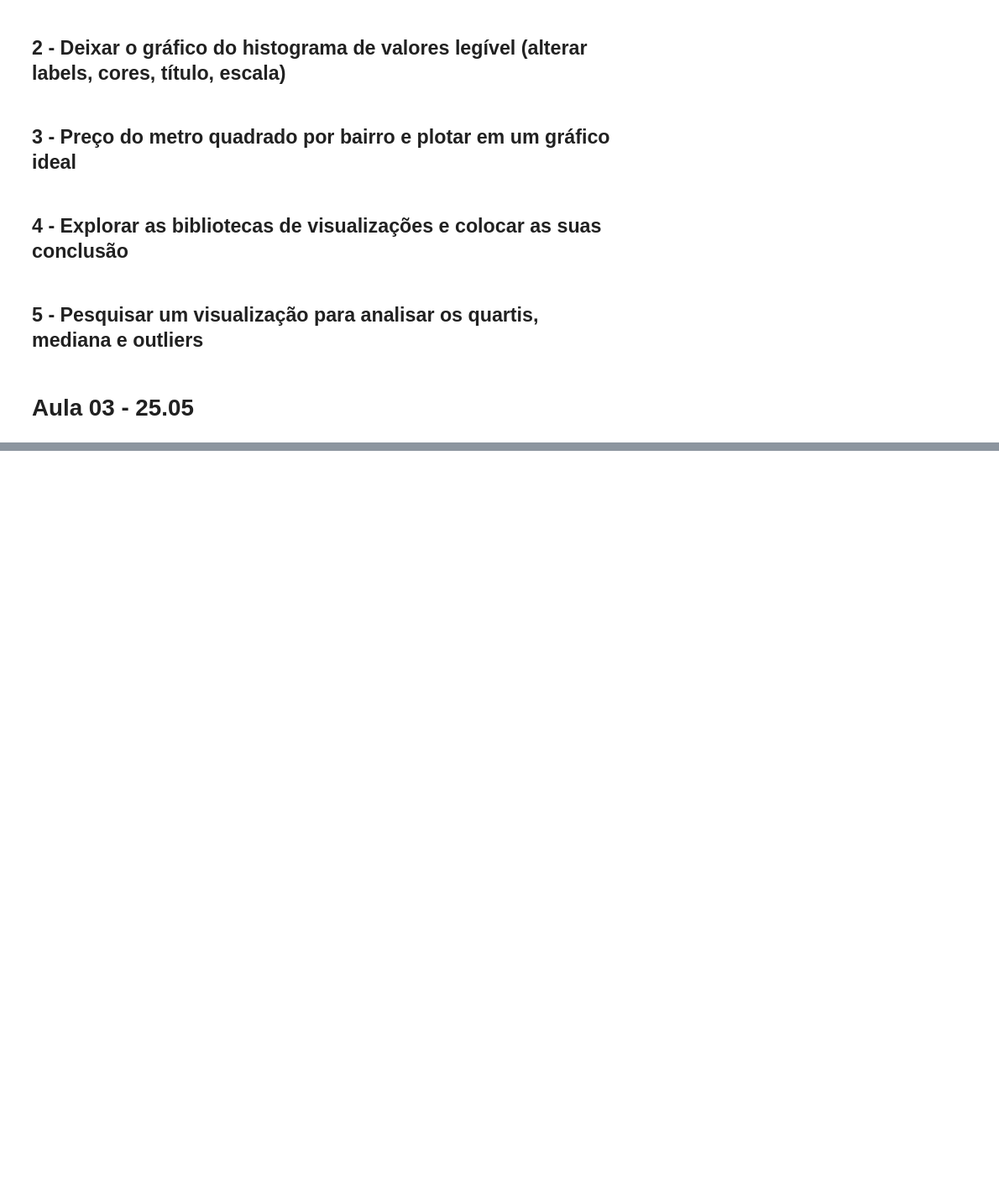
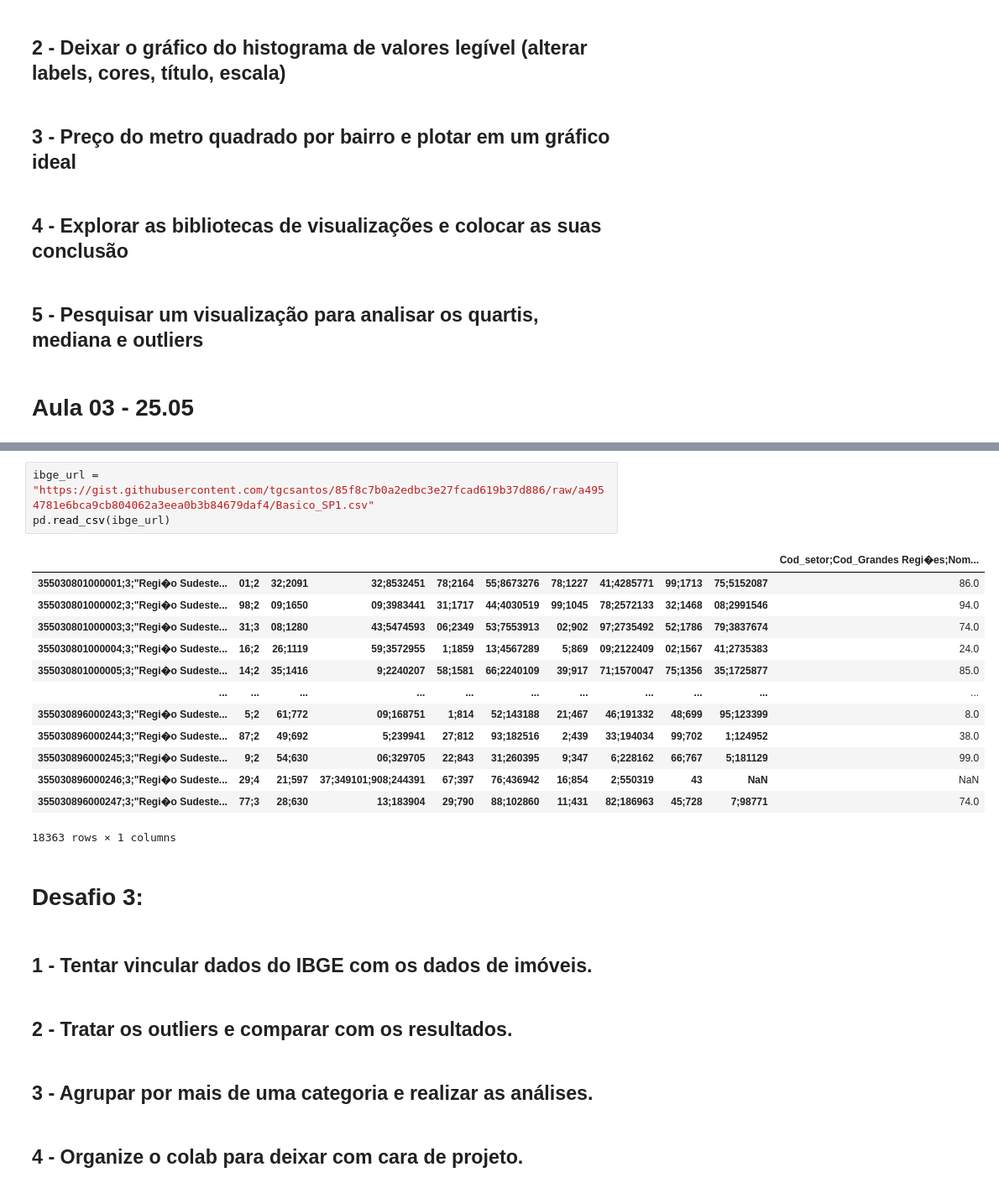
Before and after one commit to wertonr/Estudos, a Jupyter notebook: Alura_Imersao_dados_4.ipynb, the cells around one changed output, grey strips where cells are left out. Shown at 84% size. Saved outputs shown, nothing was run; the diff lists cells and outputs as text; blank space fills up the shorter version.

```diff
--- a/Alura_Imersao_dados_4.ipynb
+++ b/Alura_Imersao_dados_4.ipynb
@@ -563,0 +737,27 @@ plt.show()
+# %%
+ibge_url = "https://gist.githubusercontent.com/tgcsantos/85f8c7b0a2edbc3e27fcad619b37d886/raw/a4954781e6bca9cb804062a3eea0b3b84679daf4/Basico_SP1.csv"
+pd.read_csv(ibge_url)
+# %% [output]
+|  |  |  |  |  |  |  |  |  |  | Cod_setor;Cod_Grandes Regi�es;Nom... |
+| 355030801000001;3;"Regi�o Sudeste... | 01;2 | 32;2091 | 32;8532451 | 78;2164 | 55;8673276 | 78;1227 | 41;4285771 | 99;1713 | 75;5152087 | 86.0 |
+| 355030801000002;3;"Regi�o Sudeste... | 98;2 | 09;1650 | 09;3983441 | 31;1717 | 44;4030519 | 99;1045 | 78;2572133 | 32;1468 | 08;2991546 | 94.0 |
+| 355030801000003;3;"Regi�o Sudeste... | 31;3 | 08;1280 | 43;5474593 | 06;2349 | 53;7553913 | 02;902 | 97;2735492 | 52;1786 | 79;3837674 | 74.0 |
+| 355030801000004;3;"Regi�o Sudeste... | 16;2 | 26;1119 | 59;3572955 | 1;1859 | 13;4567289 | 5;869 | 09;2122409 | 02;1567 | 41;2735383 | 24.0 |
+| 355030801000005;3;"Regi�o Sudeste... | 14;2 | 35;1416 | 9;2240207 | 58;1581 | 66;2240109 | 39;917 | 71;1570047 | 75;1356 | 35;1725877 | 85.0 |
+| ... | ... | ... | ... | ... | ... | ... | ... | ... | ... | ... |
+| 355030896000243;3;"Regi�o Sudeste... | 5;2 | 61;772 | 09;168751 | 1;814 | 52;143188 | 21;467 | 46;191332 | 48;699 | 95;123399 | 8.0 |
+| 355030896000244;3;"Regi�o Sudeste... | 87;2 | 49;692 | 5;239941 | 27;812 | 93;182516 | 2;439 | 33;194034 | 99;702 | 1;124952 | 38.0 |
+| 355030896000245;3;"Regi�o Sudeste... | 9;2 | 54;630 | 06;329705 | 22;843 | 31;260395 | 9;347 | 6;228162 | 66;767 | 5;181129 | 99.0 |
+| 355030896000246;3;"Regi�o Sudeste... | 29;4 | 21;597 | 37;349101;908;244391 | 67;397 | 76;436942 | 16;854 | 2;550319 | 43 | NaN | NaN |
+| 355030896000247;3;"Regi�o Sudeste... | 77;3 | 28;630 | 13;183904 | 29;790 | 88;102860 | 11;431 | 82;186963 | 45;728 | 7;98771 | 74.0 |
+18363 rows × 1 columns
+# %% [markdown]
+# Desafio 3:
+# %% [markdown]
+## 1 - Tentar vincular dados do IBGE com os dados de imóveis.
+# %% [markdown]
+## 2 - Tratar os outliers e comparar com os resultados.
+# %% [markdown]
+## 3 - Agrupar por mais de uma categoria e realizar as análises.
+# %% [markdown]
+## 4 - Organize o colab para deixar com cara de projeto.
```
Also changed, not shown: parts of 15 cells of this notebook.
